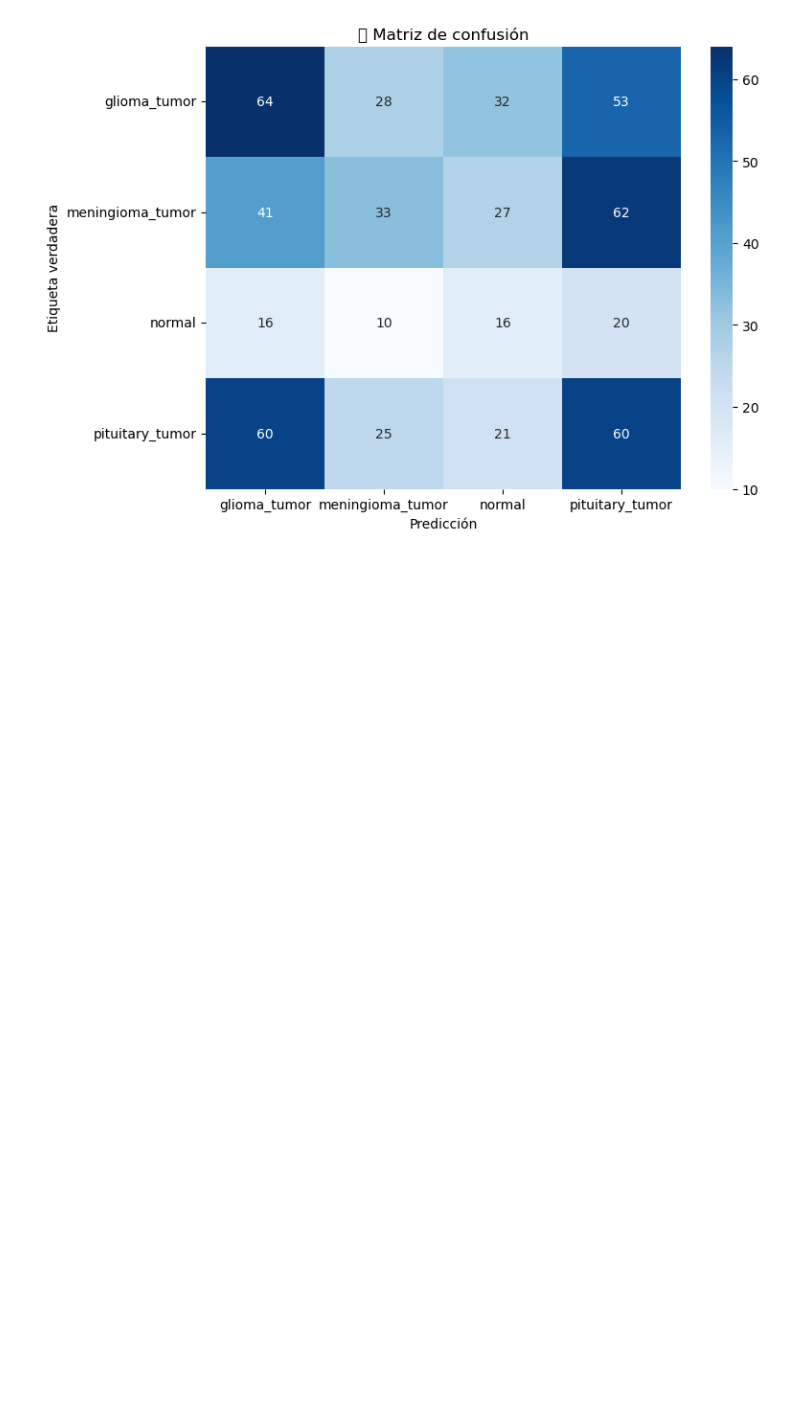
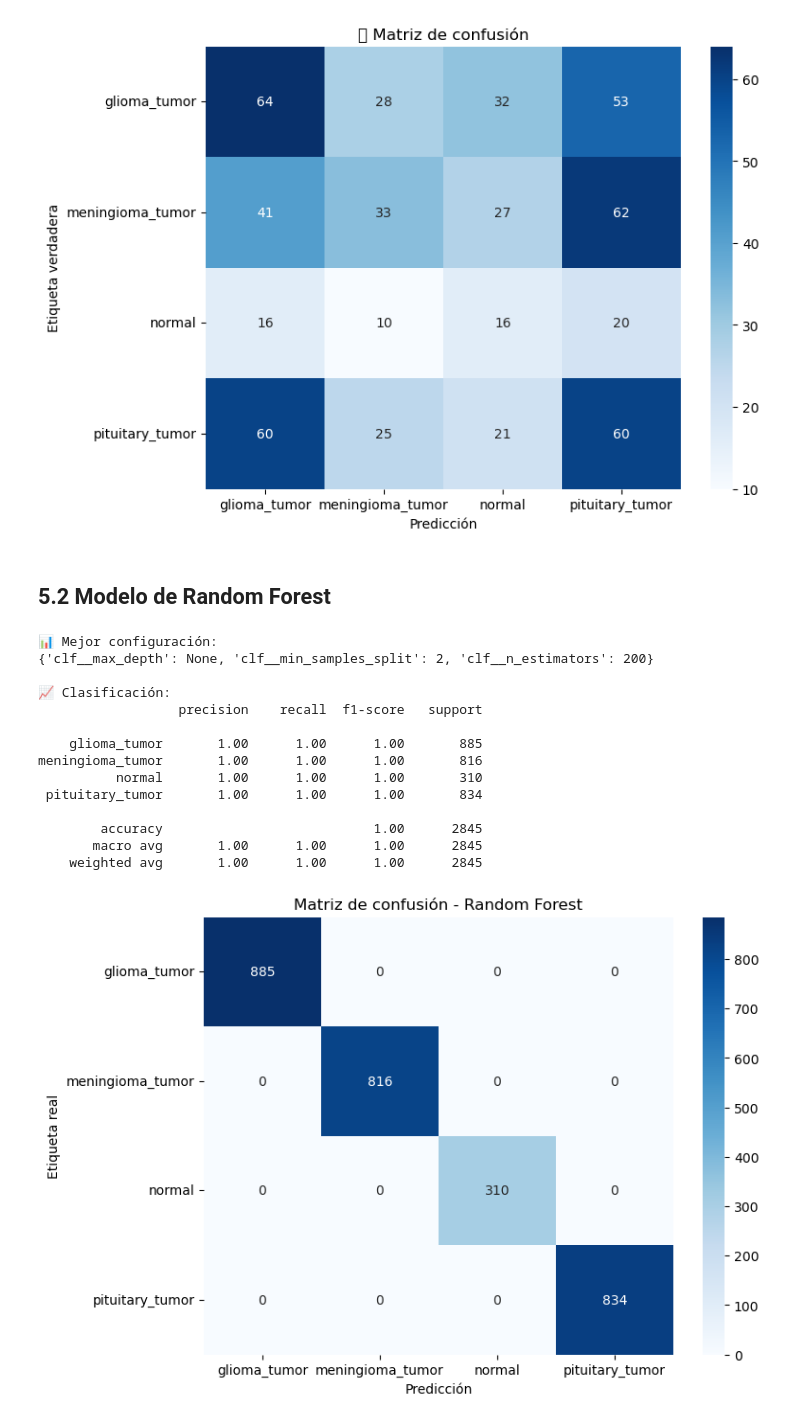
Before and after one commit to lilMathematician/Proyecto_ML_DS, a Jupyter notebook: MR_OF-ProyectoML.ipynb, the cells around one changed output. Saved outputs shown, nothing was run; the diff lists cells and outputs as text; code cells hidden in the pictures; blank space fills up the shorter version.

```diff
--- a/MR_OF-ProyectoML.ipynb
+++ b/MR_OF-ProyectoML.ipynb
@@ -694,0 +784,11 @@ plt.show()
+# %%
+from sklearn.model_selection import GridSearchCV
+
+param_grid = {
+    'clf__n_estimators': [100, 200],
+    'clf__max_depth': [10, 20, None],
+    'clf__min_samples_split': [2, 5]
+}
+
+grid = GridSearchCV(pipe, param_grid, cv=3, n_jobs=-1, verbose=2)
+grid.fit(X.squeeze(), y)  # Usamos imágenes ya redimensionadas
@@ -694,0 +841,10 @@ plt.show()
+# %%
+from sklearn.model_selection import GridSearchCV
+
+param_grid = {
+    'clf__C': [0.1, 1, 10],
+    'clf__gamma': ['scale', 0.01, 0.001]
+}
+
+grid = GridSearchCV(pipe, param_grid, cv=3, verbose=2, n_jobs=-1)
+grid.fit(X_gris, y)
@@ -747,3 +914,44 @@ plt.title('🔎 Matriz de confusión')
 plt.show()
 # %% [output]
 [figure]
+# %% [markdown]
+## 5.2 Modelo de Random Forest
+# %%
+from sklearn.metrics import classification_report, confusion_matrix
+import seaborn as sns
+import matplotlib.pyplot as plt
+
+# Predicciones
+y_pred_RF = grid.predict(X.squeeze())
+
+# Reporte de métricas
+print("📊 Mejor configuración:")
+print(grid.best_params_)
+
+print("\n📈 Clasificación:")
+print(classification_report(y, y_pred_RF, target_names=clases))
+
+# Matriz de confusión
+cm = confusion_matrix(y, y_pred_RF)
+plt.figure(figsize=(8,6))
+sns.heatmap(cm, annot=True, fmt='d', cmap='Blues', xticklabels=clases, yticklabels=clases)
+plt.title('Matriz de confusión - Random Forest')
+plt.xlabel('Predicción')
+plt.ylabel('Etiqueta real')
+plt.show()
+# %% [output]
+📊 Mejor configuración:
+{'clf__max_depth': None, 'clf__min_samples_split': 2, 'clf__n_estimators': 200}
+
+📈 Clasificación:
+                  precision    recall  f1-score   support
+
+    glioma_tumor       1.00      1.00      1.00       885
+meningioma_tumor       1.00      1.00      1.00       816
+          normal       1.00      1.00      1.00       310
+ pituitary_tumor       1.00      1.00      1.00       834
+
+        accuracy                           1.00      2845
+       macro avg       1.00      1.00      1.00      2845
+    weighted avg       1.00      1.00      1.00      2845
+[figure, added]
```
Also changed, not shown: parts of 14 cells of this notebook.
